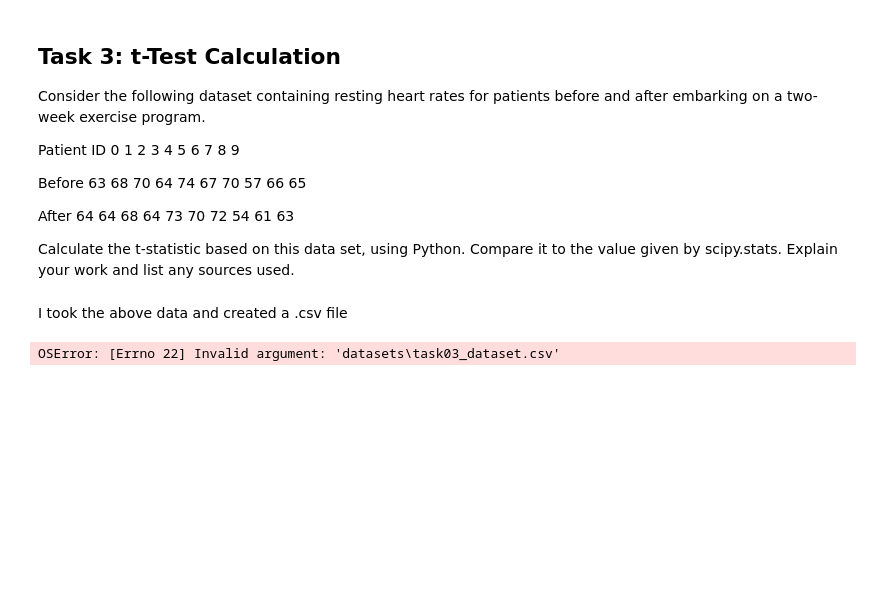
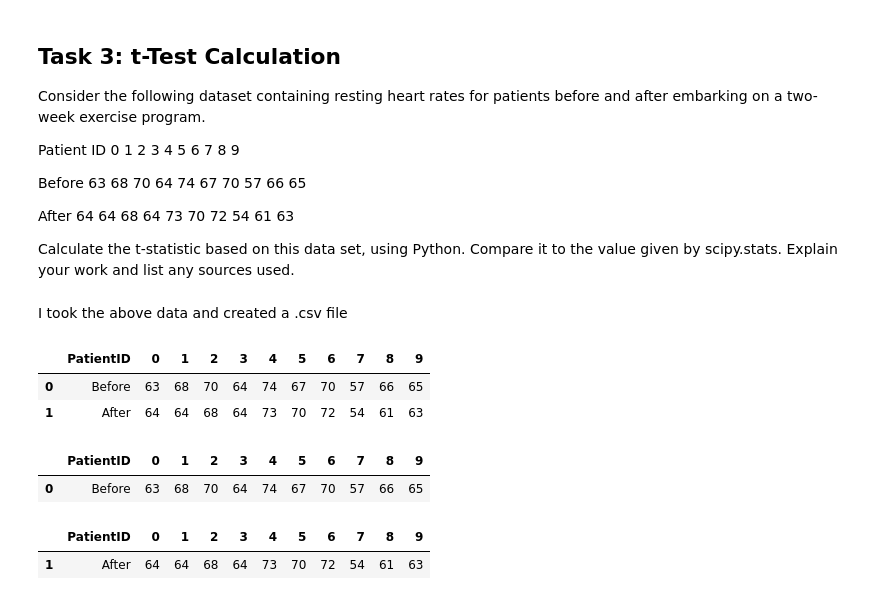
Before and after one commit to joannefeeney/applied_statistics, a Jupyter notebook: tasks.ipynb, the cells around one changed output. Drawn from its saved outputs; the diff is of its cells as text; code cells hidden in the pictures; blank space fills up the shorter version.

Commit message:
Starting task03

```diff
--- a/tasks.ipynb
+++ b/tasks.ipynb
@@ -353,9 +353,11 @@ Calculate the t-statistic based on this data set, using Python. Compare it to th
 I took the above data and created a .csv file
 # %%
 # Reading in csv
-data=pandas.read_csv("datasets\task03_dataset.csv")
+data=pandas.read_csv(r'C:\Users\Joanne Feeney\cmder\repos\applied_statistics\datasets\task03_dataset.csv')
 
-# Show
+# Show head
 data.head()
 # %% [output]
-OSError: [Errno 22] Invalid argument: 'datasets\task03_dataset.csv'
+|  | PatientID | 0 | 1 | 2 | 3 | 4 | 5 | 6 | 7 | 8 | 9 |
+| 0 | Before | 63 | 68 | 70 | 64 | 74 | 67 | 70 | 57 | 66 | 65 |
+| 1 | After | 64 | 64 | 68 | 64 | 73 | 70 | 72 | 54 | 61 | 63 |
@@ -361,0 +368,10 @@ OSError: [Errno 22] Invalid argument: 'datasets\task03_dataset.csv'
+# %%
+before_data
+# %% [output]
+|  | PatientID | 0 | 1 | 2 | 3 | 4 | 5 | 6 | 7 | 8 | 9 |
+| 0 | Before | 63 | 68 | 70 | 64 | 74 | 67 | 70 | 57 | 66 | 65 |
+# %%
+after_data
+# %% [output]
+|  | PatientID | 0 | 1 | 2 | 3 | 4 | 5 | 6 | 7 | 8 | 9 |
+| 1 | After | 64 | 64 | 68 | 64 | 73 | 70 | 72 | 54 | 61 | 63 |
```
Also changed, not shown: parts of 10 cells of this notebook.
